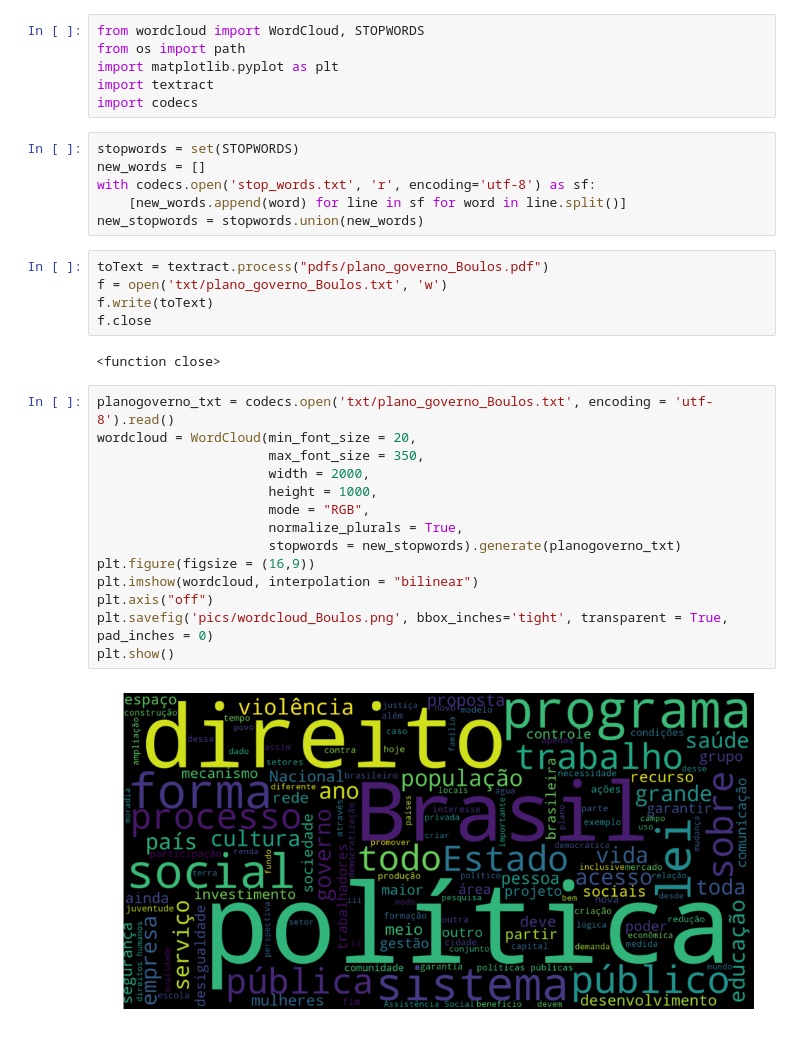
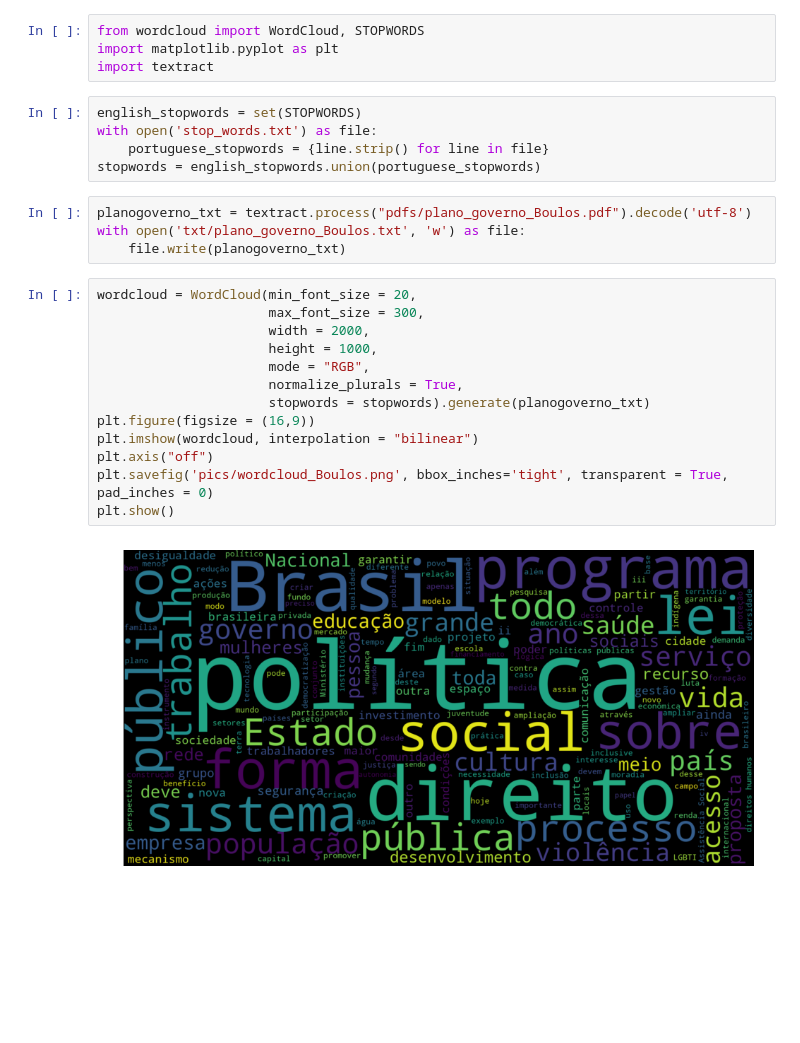
Before and after one commit to peadalmeida/braza-candidatos-wordcloud, a Jupyter notebook: wordcloud_Boulos.ipynb, the cells around one changed output. Saved outputs shown, nothing was run; the diff lists cells and outputs as text; blank space fills up the shorter version.

```diff
--- a/wordcloud_Boulos.ipynb
+++ b/wordcloud_Boulos.ipynb
@@ -1,35 +1,28 @@
 # %%
 from wordcloud import WordCloud, STOPWORDS
-from os import path
 import matplotlib.pyplot as plt
 import textract
-import codecs
 # %%
-stopwords = set(STOPWORDS)
-new_words = []
-with codecs.open('stop_words.txt', 'r', encoding='utf-8') as sf:
-    [new_words.append(word) for line in sf for word in line.split()]
-new_stopwords = stopwords.union(new_words)
+english_stopwords = set(STOPWORDS)
+with open('stop_words.txt') as file:
+    portuguese_stopwords = {line.strip() for line in file}
+stopwords = english_stopwords.union(portuguese_stopwords)
 # %%
-toText = textract.process("pdfs/plano_governo_Boulos.pdf")
-f = open('txt/plano_governo_Boulos.txt', 'w')
-f.write(toText)
-f.close
+planogoverno_txt = textract.process("pdfs/plano_governo_Boulos.pdf").decode('utf-8')
+with open('txt/plano_governo_Boulos.txt', 'w') as file:
+    file.write(planogoverno_txt)
-# %% [output]
-<function close>
 # %%
-planogoverno_txt = codecs.open('txt/plano_governo_Boulos.txt', encoding = 'utf-8').read()
 wordcloud = WordCloud(min_font_size = 20,
-                      max_font_size = 350,
+                      max_font_size = 300,
                       width = 2000,
                       height = 1000,
                       mode = "RGB",
                       normalize_plurals = True,
-                      stopwords = new_stopwords).generate(planogoverno_txt)
+                      stopwords = stopwords).generate(planogoverno_txt)
 plt.figure(figsize = (16,9))
 plt.imshow(wordcloud, interpolation = "bilinear")
 plt.axis("off")
 plt.savefig('pics/wordcloud_Boulos.png', bbox_inches='tight', transparent = True, pad_inches = 0)
 plt.show()
 # %% [output]
-[figure, old version]
+[figure, new version]
```
Also changed, not shown: 15 other files.
